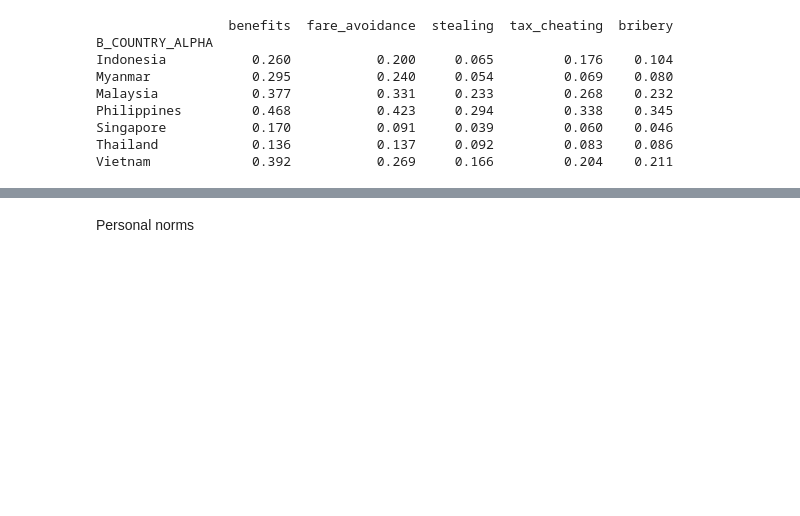
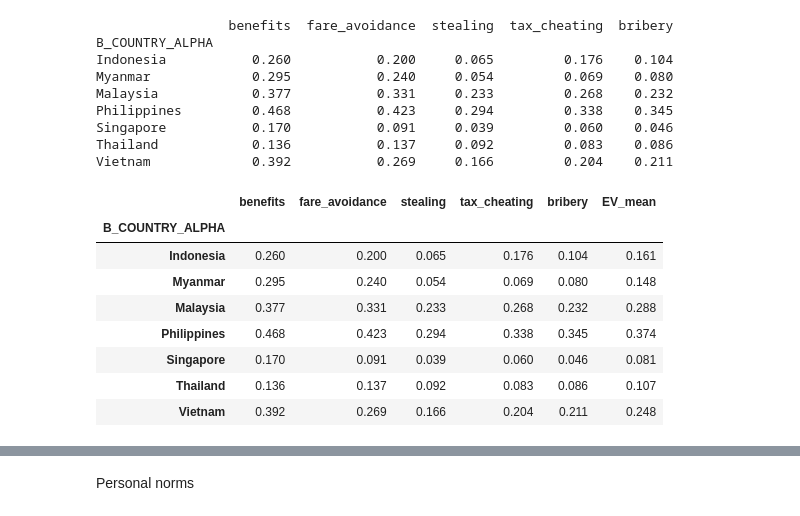
Before and after one commit to clairetanyien/hs4002-beagle-2026, a Jupyter notebook: code/Untitled-2.ipynb, the cells around one changed output, grey strips where cells are left out. Drawn from its saved outputs; the diff is of its cells as text; code cells hidden in the pictures; blank space fills up the shorter version.

```diff
--- a/code/Untitled-2.ipynb
+++ b/code/Untitled-2.ipynb
@@ -144,3 +177,17 @@ Philippines         0.468           0.423     0.294         0.338    0.345
 Singapore           0.170           0.091     0.039         0.060    0.046
 Thailand            0.136           0.137     0.092         0.083    0.086
 Vietnam             0.392           0.269     0.166         0.204    0.211
+# %%
+#calculating the mean Economic Violation (EV) score
+result_df_rescaled['EV_mean'] = result_df_rescaled.mean(axis=1)
+result_df_rescaled.round(3)
+# %% [output]
+|  | benefits | fare_avoidance | stealing | tax_cheating | bribery | EV_mean |
+| B_COUNTRY_ALPHA |  |  |  |  |  |  |
+| Indonesia | 0.260 | 0.200 | 0.065 | 0.176 | 0.104 | 0.161 |
+| Myanmar | 0.295 | 0.240 | 0.054 | 0.069 | 0.080 | 0.148 |
+| Malaysia | 0.377 | 0.331 | 0.233 | 0.268 | 0.232 | 0.288 |
+| Philippines | 0.468 | 0.423 | 0.294 | 0.338 | 0.345 | 0.374 |
+| Singapore | 0.170 | 0.091 | 0.039 | 0.060 | 0.046 | 0.081 |
+| Thailand | 0.136 | 0.137 | 0.092 | 0.083 | 0.086 | 0.107 |
+| Vietnam | 0.392 | 0.269 | 0.166 | 0.204 | 0.211 | 0.248 |
```
Also changed, not shown: parts of 12 cells of this notebook.
